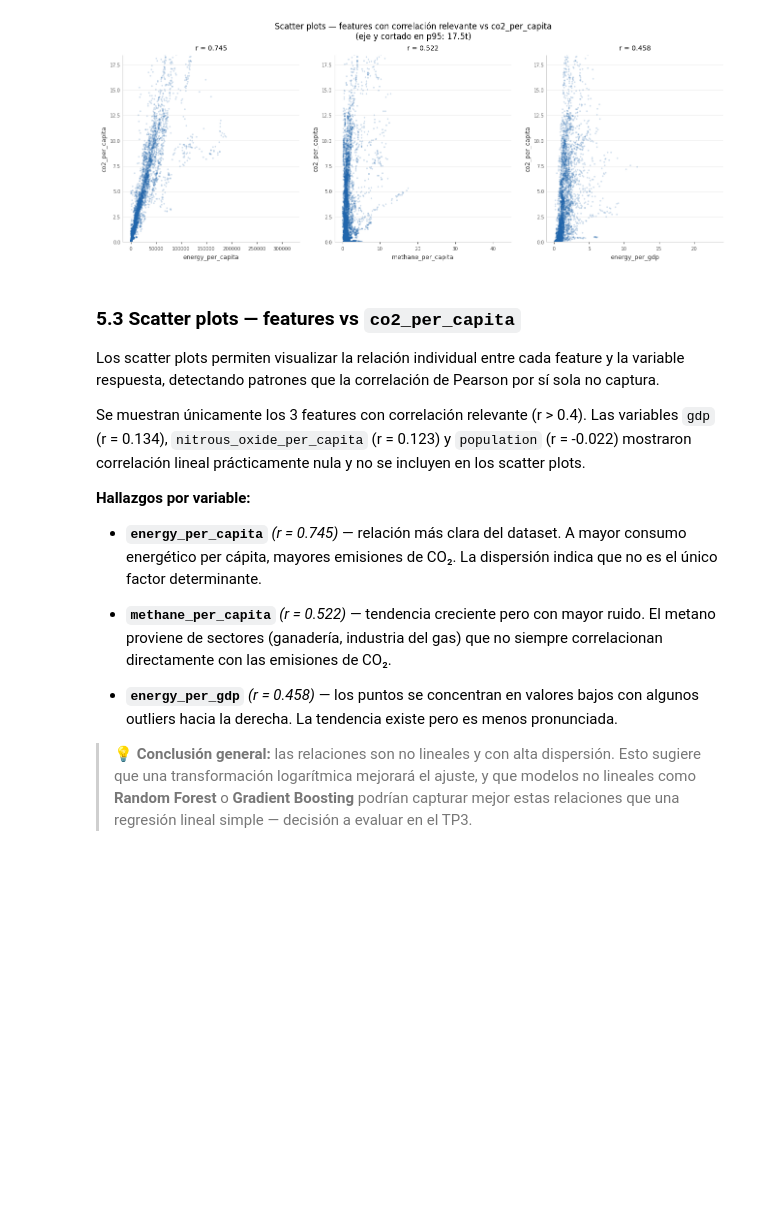
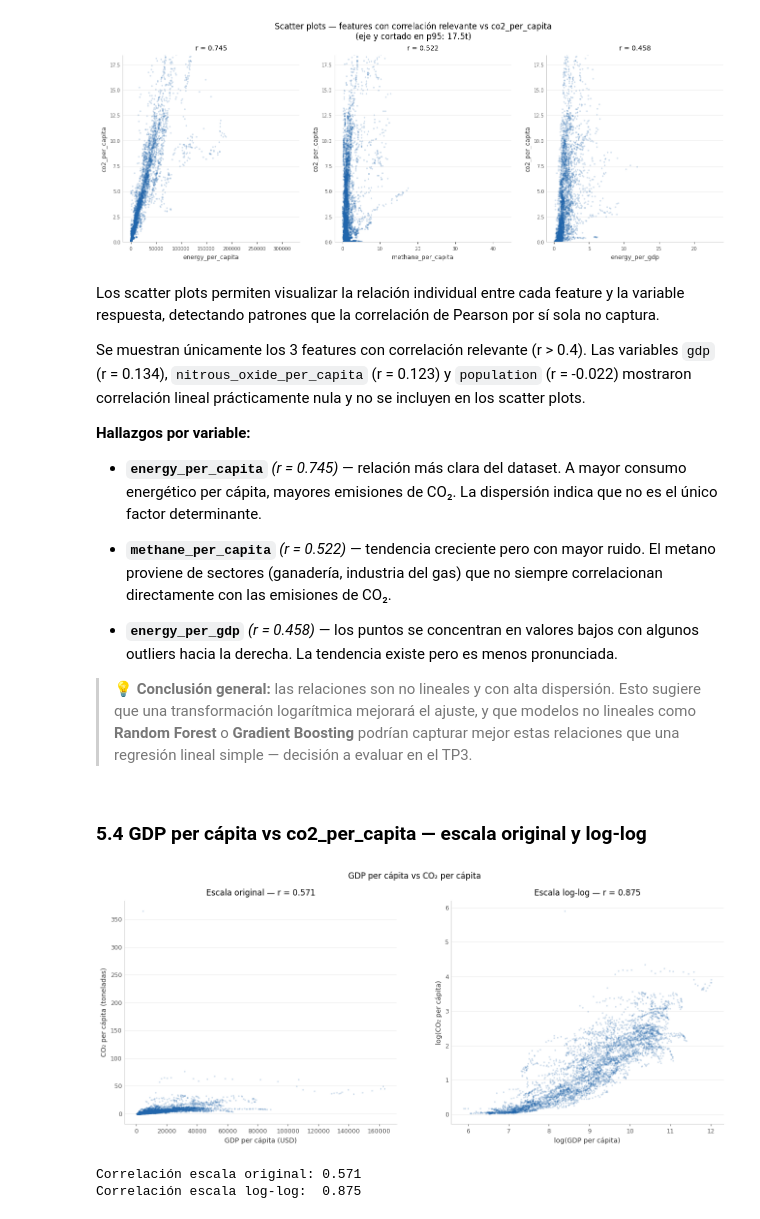
Before and after one commit to RamonEppens/Analisis_Predictivo_Co2, a Jupyter notebook: notebooks/Examen1-AnálisisPredictivo.ipynb, the cells around one changed output. Cells and saved outputs as stored; diff of their text form; code cells hidden in the pictures; blank space fills up the shorter version.

```diff
--- a/notebooks/Examen1-AnálisisPredictivo.ipynb
+++ b/notebooks/Examen1-AnálisisPredictivo.ipynb
@@ -1017,8 +1017,6 @@ plt.show()
 # %% [output]
 [figure]
 # %% [markdown]
-### 5.3 Scatter plots — features vs `co2_per_capita`
-
 Los scatter plots permiten visualizar la relación individual entre cada feature y la variable
 respuesta, detectando patrones que la correlación de Pearson por sí sola no captura.
 
@@ -1044,3 +1042,39 @@ con algunos outliers hacia la derecha. La tendencia existe pero es menos pronunc
 > Esto sugiere que una transformación logarítmica mejorará el ajuste, y que modelos
 > no lineales como **Random Forest** o **Gradient Boosting** podrían capturar mejor
 > estas relaciones que una regresión lineal simple — decisión a evaluar en el TP3.
+# %% [markdown]
+### 5.4 GDP per cápita vs co2_per_capita — escala original y log-log
+# %%
+# === GDP PER CÁPITA VS CO2 PER CÁPITA ===
+df_clean['gdp_per_capita'] = df_clean['gdp'] / df_clean['population']
+data = df_clean[['country', 'year', 'gdp_per_capita', 'co2_per_capita']].dropna()
+
+fig, axes = plt.subplots(1, 2, figsize=(16, 6))
+
+r_orig = data[['gdp_per_capita', 'co2_per_capita']].corr().iloc[0, 1]
+axes[0].scatter(data['gdp_per_capita'], data['co2_per_capita'],
+                alpha=0.2, s=6, color=C_BLUE, linewidths=0)
+axes[0].set_xlabel('GDP per cápita (USD)')
+axes[0].set_ylabel('CO₂ per cápita (toneladas)')
+axes[0].set_title(f'Escala original — r = {r_orig:.3f}', pad=8)
+tufte_style(axes[0], grid_axis='y')
+
+log_gdp = np.log1p(data['gdp_per_capita'])
+log_co2 = np.log1p(data['co2_per_capita'])
+r_log   = np.corrcoef(log_gdp, log_co2)[0, 1]
+axes[1].scatter(log_gdp, log_co2,
+                alpha=0.2, s=6, color=C_BLUE, linewidths=0)
+axes[1].set_xlabel('log(GDP per cápita)')
+axes[1].set_ylabel('log(CO₂ per cápita)')
+axes[1].set_title(f'Escala log-log — r = {r_log:.3f}', pad=8)
+tufte_style(axes[1], grid_axis='y')
+
+fig.suptitle('GDP per cápita vs CO₂ per cápita', fontsize=12)
+plt.show()
+
+print(f"Correlación escala original: {r_orig:.3f}")
+print(f"Correlación escala log-log:  {r_log:.3f}")
+# %% [output]
+[figure, added]
+Correlación escala original: 0.571
+Correlación escala log-log:  0.875
```
Also changed, not shown: parts of 3 cells of this notebook.
